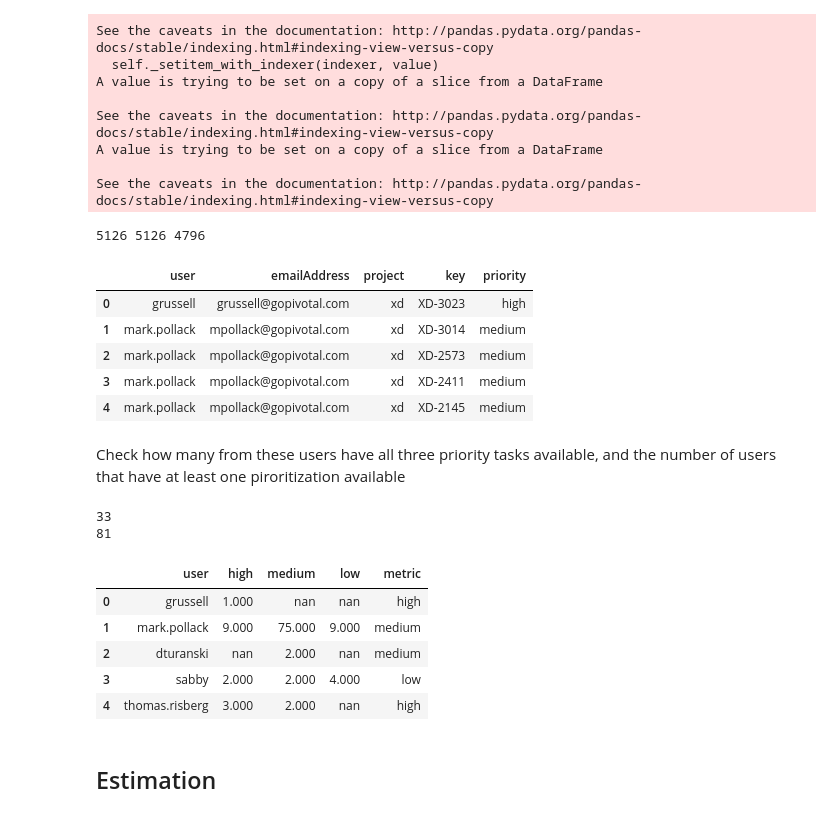
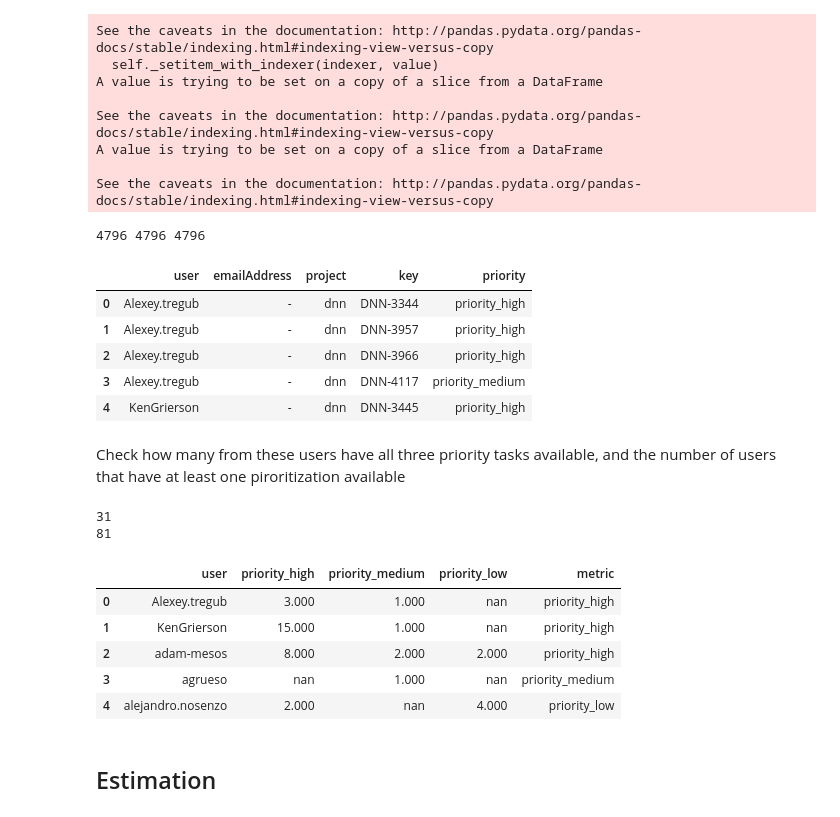
Before and after one commit to gogoladzetedo/Personalities_In_Agile, a Jupyter notebook: Analysis.ipynb, the cells around one changed output. Cells and saved outputs as stored; diff of their text form; code cells hidden in the pictures.

```diff
--- a/Analysis.ipynb
+++ b/Analysis.ipynb
@@ -1040,9 +1040,24 @@ def categorical_metric(field, multiple_fields, field_in_issues, field_exclusion_
 
     #join table to user personalities table
     valid_users_metrics = pd.merge(user_personalities, log_dt, how = 'inner',
-        left_on = 'user', right_on = 'author')[['user', 'emailAddress', 'project', 'key', field]]
-    valid_users_metrics = valid_users_metrics.drop_duplicates()
-    return valid_users_metrics
+        left_on = 'user', right_on = 'author')[['user', 'emailAddress', 'project', 'key', 'created', field]]
+
+    # take only the latest edit of the field by the user on the specific task
+    #if field=='status':
+    valid_users_metrics_grouped = valid_users_metrics.groupby(['user', 'emailAddress', 'project', 'key']).agg({'created':'max'})
+    valid_users_metrics_grouped.reset_index(level= [0,1,2], inplace=True)
+    valid_users_metrics_grouped2 = valid_users_metrics.groupby(['user', 'emailAddress', 'project', 'key', 'created']).agg({field:'max'})
+    valid_users_metrics_grouped2.reset_index(level= [0,1,2,3], inplace=True)
+
+    latest_valid_users_metrics = pd.merge(valid_users_metrics_grouped2, valid_users_metrics_grouped, how = 'inner',
+                                       left_on = ['user', 'emailAddress', 'project', 'key', 'created'],
+                                       right_on = ['user', 'emailAddress', 'project', 'key', 'created'])[
+        ['user', 'emailAddress', 'project', 'key', field]]
+
+    latest_valid_users_metrics = latest_valid_users_metrics.drop_duplicates()
+    #else:
+    #    latest_valid_users_metrics= valid_users_metrics#.drop_duplicates()
+    return latest_valid_users_metrics
 
 def categorical_metric_agg(data, field, cat1_label, cat2_label, cat3_label):
     valid_users_metrics = data
@@ -1167,8 +1195,8 @@ _high = ['High', 'Critical', 'Blocker']
 _medium = ['Medium', 'Major']
 _low = ['Low', 'Minor', 'None', 'Trivial', 'To be reviewed']
 
-priorities_df = categorical_metric('priority','','','','',_high,'high',_medium,'medium',_low,'low')
-priorities_df_agg = categorical_metric_agg(priorities_df, 'priority','high', 'medium', 'low')
+priorities_df = categorical_metric('priority','','','','',_high,'priority_high',_medium,'priority_medium',_low,'priority_low')
+priorities_df_agg = categorical_metric_agg(priorities_df, 'priority','priority_high', 'priority_medium', 'priority_low')
 # %% [output]
 A value is trying to be set on a copy of a slice from a DataFrame.
 Try using .loc[row_indexer,col_indexer] = value instead
@@ -1195,33 +1223,33 @@ print(priorities_df.shape[0],
       priorities_df[['user', 'key']].drop_duplicates().shape[0])
 priorities_df.head()
 # %% [output]
-5126 5126 4796
+4796 4796 4796
 |  | user | emailAddress | project | key | priority |
-| 0 | grussell | grussell@gopivotal.com | xd | XD-3023 | high |
-| 1 | mark.pollack | mpollack@gopivotal.com | xd | XD-3014 | medium |
-| 2 | mark.pollack | mpollack@gopivotal.com | xd | XD-2573 | medium |
-| 3 | mark.pollack | mpollack@gopivotal.com | xd | XD-2411 | medium |
-| 4 | mark.pollack | mpollack@gopivotal.com | xd | XD-2145 | medium |
+| 0 | Alexey.tregub | - | dnn | DNN-3344 | priority_high |
+| 1 | Alexey.tregub | - | dnn | DNN-3957 | priority_high |
+| 2 | Alexey.tregub | - | dnn | DNN-3966 | priority_high |
+| 3 | Alexey.tregub | - | dnn | DNN-4117 | priority_medium |
+| 4 | KenGrierson | - | dnn | DNN-3445 | priority_high |
 # %% [markdown]
 Check how many from these users have all three priority tasks available, and the number of users that have at least one piroritization available
 # %%
-print(priorities_df_agg[(pd.isnull(priorities_df_agg['high'])==False)
-                         & (pd.isnull(priorities_df_agg['medium'])==False)
-                         & (pd.isnull(priorities_df_agg['low'])==False)].shape[0])
+print(priorities_df_agg[(pd.isnull(priorities_df_agg['priority_high'])==False)
+                         & (pd.isnull(priorities_df_agg['priority_medium'])==False)
+                         & (pd.isnull(priorities_df_agg['priority_low'])==False)].shape[0])
 
-print(priorities_df_agg[(pd.isnull(priorities_df_agg['high'])==False)
-                         | (pd.isnull(priorities_df_agg['medium'])==False)
-                         | (pd.isnull(priorities_df_agg['low'])==False)].shape[0])
+print(priorities_df_agg[(pd.isnull(priorities_df_agg['priority_high'])==False)
+                         | (pd.isnull(priorities_df_agg['priority_medium'])==False)
+                         | (pd.isnull(priorities_df_agg['priority_low'])==False)].shape[0])
 priorities_df_agg.head()
 # %% [output]
-33
+31
 81
-|  | user | high | medium | low | metric |
-| 0 | grussell | 1.000 | nan | nan | high |
-| 1 | mark.pollack | 9.000 | 75.000 | 9.000 | medium |
-| 2 | dturanski | nan | 2.000 | nan | medium |
-| 3 | sabby | 2.000 | 2.000 | 4.000 | low |
-| 4 | thomas.risberg | 3.000 | 2.000 | nan | high |
+|  | user | priority_high | priority_medium | priority_low | metric |
+| 0 | Alexey.tregub | 3.000 | 1.000 | nan | priority_high |
+| 1 | KenGrierson | 15.000 | 1.000 | nan | priority_high |
+| 2 | adam-mesos | 8.000 | 2.000 | 2.000 | priority_high |
+| 3 | agrueso | nan | 1.000 | nan | priority_medium |
+| 4 | alejandro.nosenzo | 2.000 | nan | 4.000 | priority_low |
 # %% [markdown]
 <h2>Estimation</h2>
 # %%
```
Also changed, not shown: parts of 19 cells of this notebook, 1 other file.
